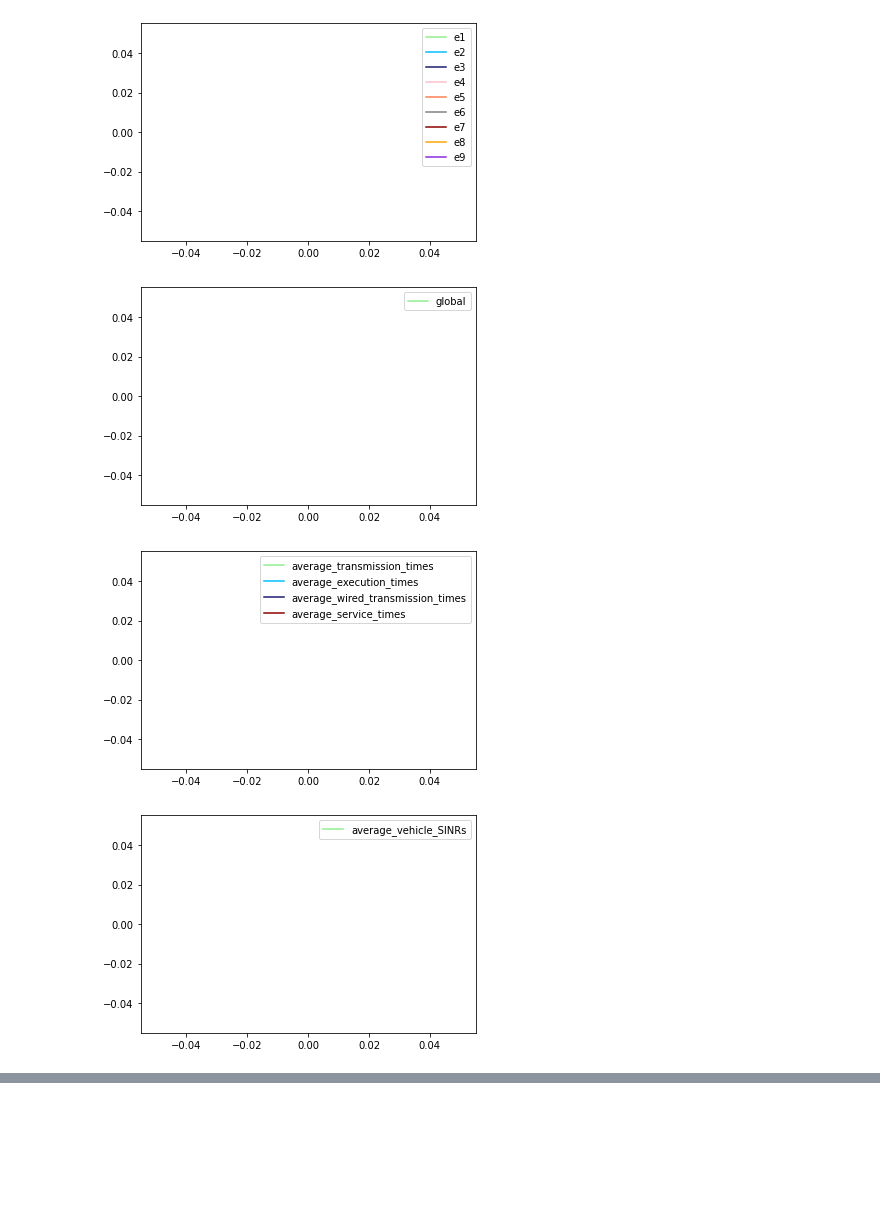
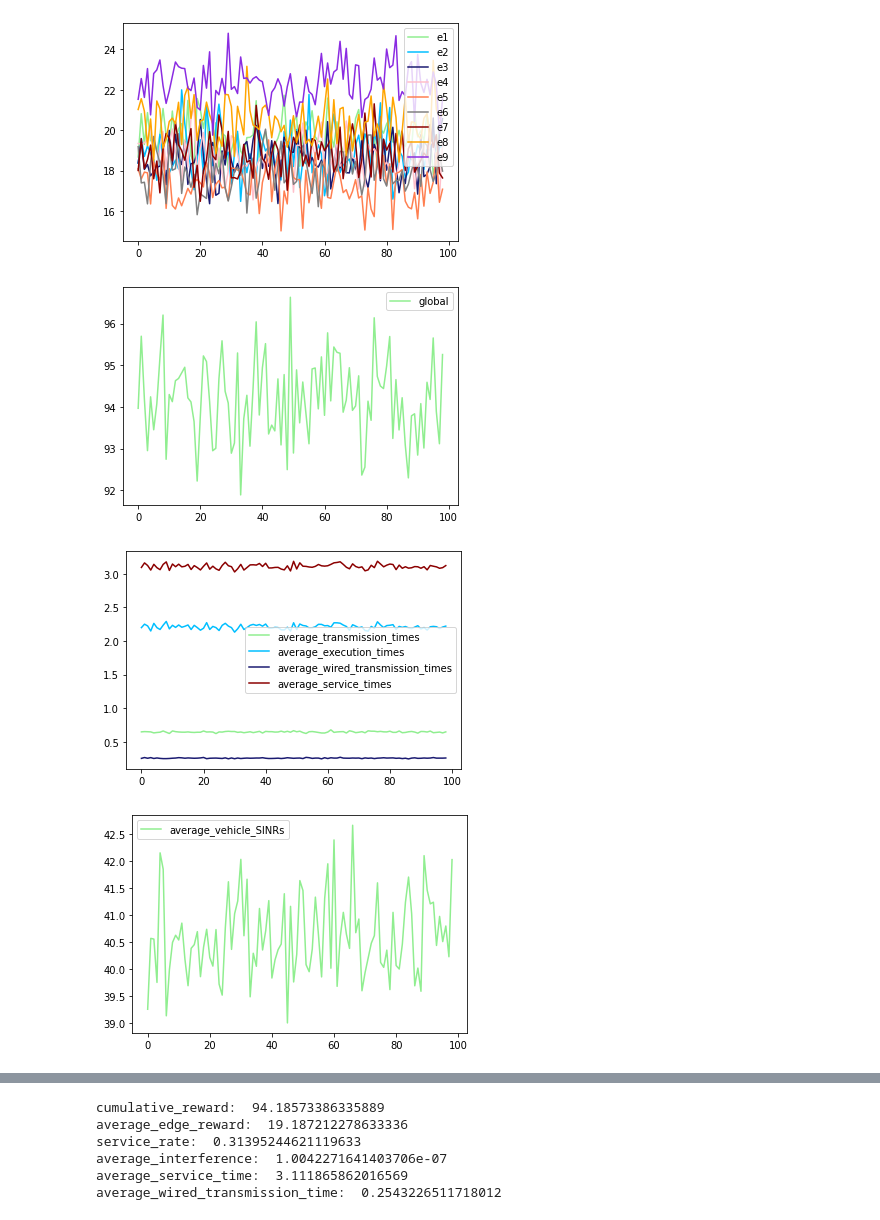
Before and after one commit to neardws/Game-Theoretic-Deep-Reinforcement-Learning, a Jupyter notebook: Draw/draw_results_for_ra.ipynb, the cells around one changed output, grey strips where cells are left out. Drawn from its saved outputs; the diff is of its cells as text; code cells hidden in the pictures; blank space fills up the shorter version.

```diff
--- a/Draw/draw_results_for_ra.ipynb
+++ b/Draw/draw_results_for_ra.ipynb
@@ -6,7 +6,21 @@ import numpy as np
 
 pd.set_option('display.max_rows', None)
 
-file_name = "/home/neardws/acme/4060ae64-f770-11ec-b64e-04d9f5632a58/"
+
+# task_request_rate_0_3
+file_name = "/home/neardws/acme/0121b7e2-002c-11ed-a5e9-04d9f5632a58/"
+
+# task_request_rate_0_3_5
+# file_name = "/home/neardws/acme/dcece3ba-002b-11ed-8e16-04d9f5632a58/"
+
+# task_request_rate_0_4
+file_name = "/home/neardws/acme/82b51c28-002b-11ed-9ec7-04d9f5632a58/"
+
+# task_request_rate_0_4_5
+# file_name = "/home/neardws/acme/773f7ce4-002b-11ed-97a2-04d9f5632a58/"
+
+# task_request_rate_0_5
+# file_name = "/home/neardws/acme/5da156e0-002b-11ed-bc19-04d9f5632a58/"
 
 start_index = 0
 returns_file_name = file_name + "logs/environment_loop/logs.csv"
@@ -70,34 +84,43 @@ plt.plot(epoch_index, average_transmission_times[start_index:end_index], '-', co
 plt.plot(epoch_index, average_execution_times[start_index:end_index], '-', color='deepskyblue', label='average_execution_times')
 plt.plot(epoch_index, average_wired_transmission_times[start_index:end_index], '-', color='midnightblue', label='average_wired_transmission_times')
 plt.plot(epoch_index, average_service_times[start_index:end_index], '-', color='darkred', label='average_service_times')
 plt.legend(loc="best")  # 图例
 plt.show()
 
 average_vehicle_SINRs = returns_df["average_vehicle_SINRs"].values
 plt.plot(epoch_index, average_vehicle_SINRs[start_index:end_index], '-', color='lightgreen', label='average_vehicle_SINRs')
 plt.legend(loc="best")  # 图例
 plt.show()
 
 average_vehicle_intar_interference = returns_df["average_vehicle_intar_interference"].values
 average_vehicle_inter_interference = returns_df["average_vehicle_inter_interference"].values
 average_vehicle_interferences = returns_df["average_vehicle_interferences"].values
 plt.plot(epoch_index, average_vehicle_intar_interference[start_index:end_index], '-', color='lightgreen', label='average_vehicle_intar_interference')
 plt.plot(epoch_index, average_vehicle_inter_interference[start_index:end_index], '-', color='deepskyblue', label='average_vehicle_inter_interference')
 plt.plot(epoch_index, average_vehicle_interferences[start_index:end_index], '-', color='darkred', label='average_vehicle_interferences')
 plt.legend(loc="best")  # 图例
 plt.show()
 
 cumulative_reward = returns_df["cumulative_reward"].values
 plt.plot(epoch_index, cumulative_reward[start_index:end_index], '-', color='lightgreen', label='cumulative_reward')
 plt.legend(loc="best")  # 图例
 plt.show()
 
 service_rate = returns_df["service_rate"].values
 plt.plot(epoch_index, service_rate[start_index:end_index], '-', color='lightgreen', label='service_rate')
 plt.legend(loc="best")  # 图例
 plt.show()
+
+maximum_cumulative_reward_index = cumulative_reward.mean()
+
+print("cumulative_reward: ", cumulative_reward.mean())
+print("average_edge_reward: ", (returns[:, 0].mean() + returns[:, 1].mean() + returns[:, 2].mean() + returns[:, 3].mean() + returns[:, 4].mean() + returns[:, 5].mean() + returns[:, 6].mean() + returns[:, 7].mean() + returns[:, 8].mean() ) / 9)
+print("service_rate: ", service_rate.mean())
+print("average_interference: ", average_vehicle_interferences.mean())
+print("average_service_time: ", average_service_times.mean())
+print("average_wired_transmission_time: ", average_wired_transmission_times.mean())
 # %% [output]
-[figure, old version]
+[figure, new version]
-[figure, old version]
+[figure, new version]
-[figure, old version]
+[figure, new version]
-[figure, old version]
+[figure, new version]
@@ -106,0 +130,6 @@ plt.show()
+cumulative_reward:  94.18573386335889
+average_edge_reward:  19.187212278633336
+service_rate:  0.31395244621119633
+average_interference:  1.0042271641403706e-07
+average_service_time:  3.111865862016569
+average_wired_transmission_time:  0.2543226511718012
```
Also changed, not shown: parts of 1 cell of this notebook, 47 other files.
